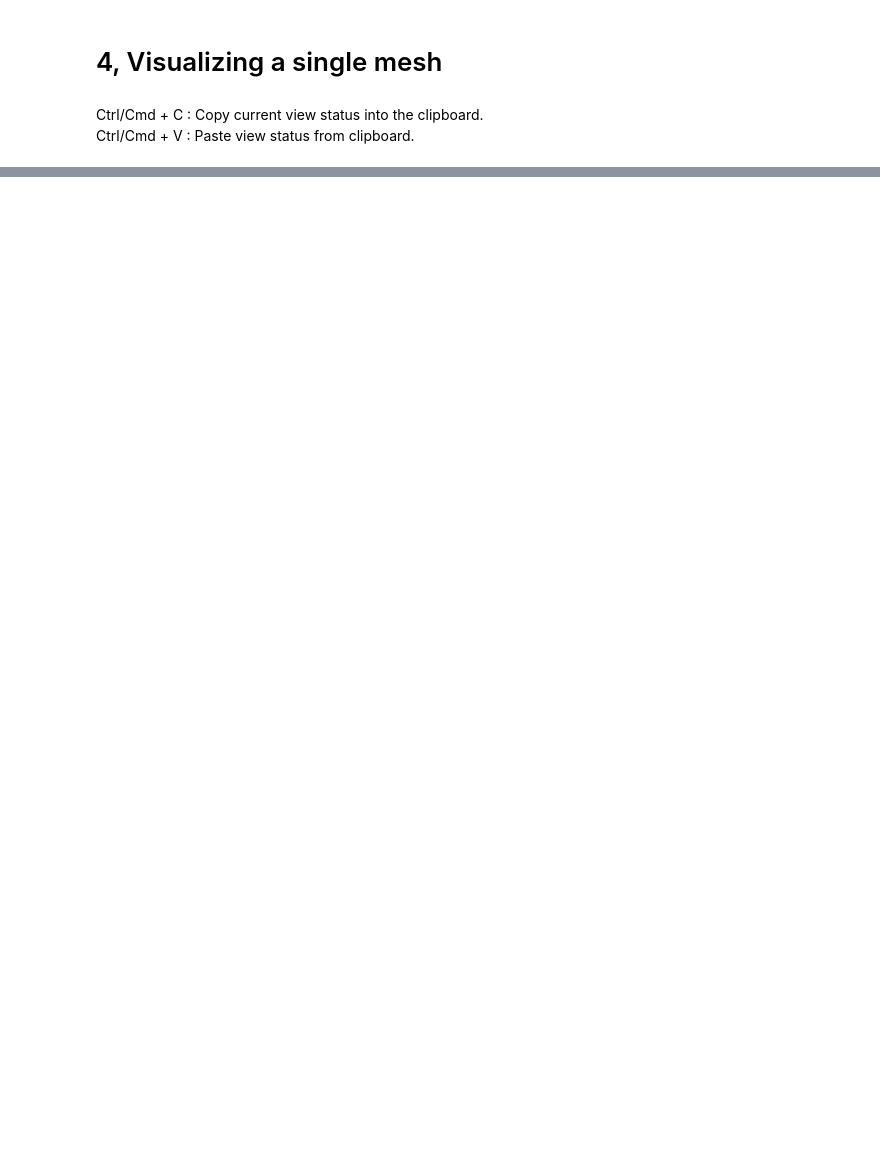
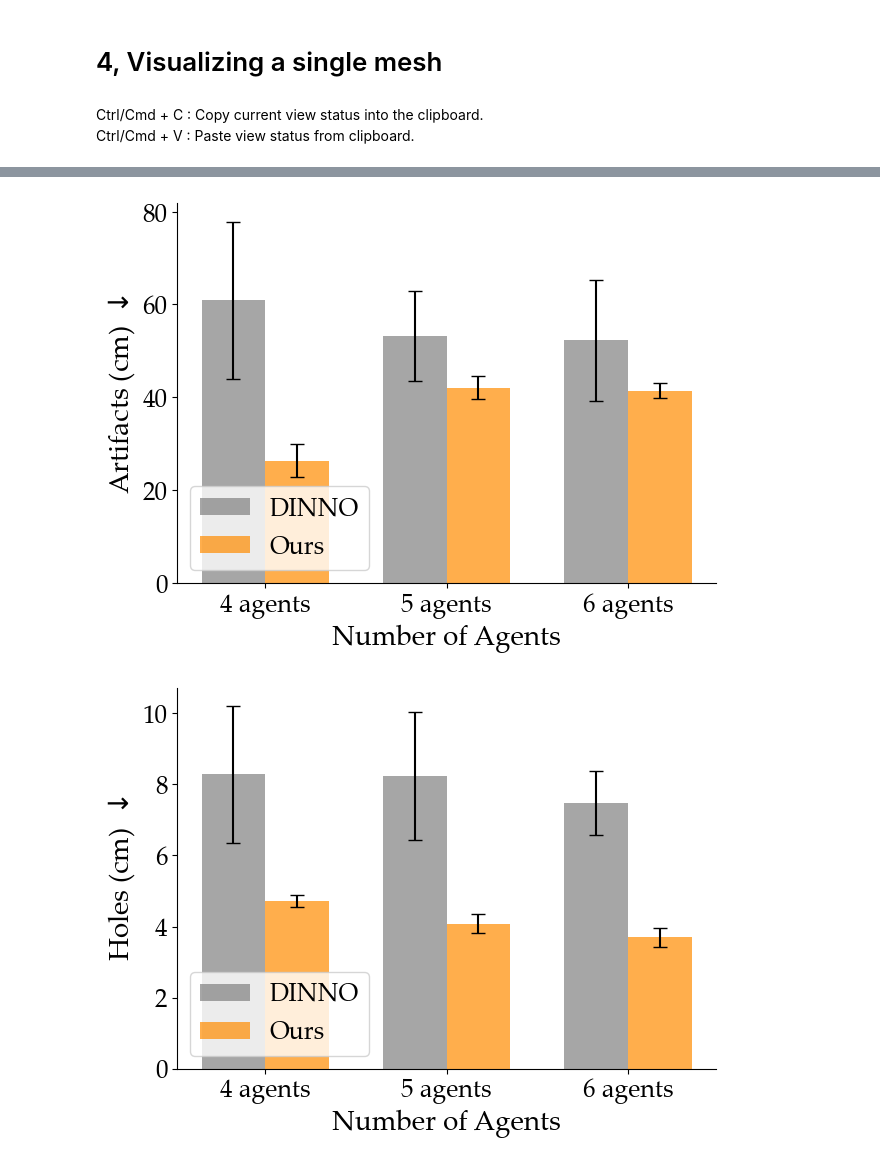
Before and after one commit to labicon/RAMEN, a Jupyter notebook: analysis.ipynb, the cells around one changed output, grey strips where cells are left out. Cells and saved outputs as stored; diff of their text form; code cells hidden in the pictures; blank space fills up the shorter version.

```diff
--- a/analysis.ipynb
+++ b/analysis.ipynb
@@ -383,0 +467,54 @@ visualize_ply("output/turtlebot/single_oogway_default/agent_0/mesh_track1000.ply
+# %%
+import numpy as np
+import matplotlib.pyplot as plt
+
+# Data from the new image
+accuracy_data = {
+    'DINNO': [[60.88, 16.97], [53.19, 9.64], [52.22, 13.04]],
+    'Ours': [[26.27, 3.58], [42.05, 2.40], [41.41, 1.67]]
+}
+
+completion_data = {
+    'DINNO': [[8.28, 1.92], [8.23, 1.80], [7.47, 0.90]],
+    'Ours': [[4.73, 0.17], [4.08, 0.27], [3.70, 0.27]]
+}
+
+completion_ratio_data = {
+    'DINNO': [[53.15, 4.95], [51.66, 4.74], [52.43, 3.72]],
+    'Ours': [[77.10, 1.72], [78.01, 2.38], [81.53, 2.67]]
+}
+
+# Function to create bar plots with standard deviation (same as the first version)
+def create_bar_plot(data, title):
+    fig, ax = plt.subplots()
+    plt.rcParams["font.family"] = "Palatino Linotype"
+
+    for method, values in data.items():
+        means = [value[0] for value in values]
+        stds = [value[1] for value in values]
+        x_pos = np.arange(len(means)) + 0.35 if method == 'Ours' else np.arange(len(means))
+        # Set DINNO bars to gray
+        color = 'gray' if method == 'DINNO' else 'darkorange' #if method == 'DINNO' else None
+        ax.bar(x_pos, means, yerr=stds, label=method, width=0.35, alpha=0.7, capsize=5, color=color)
+
+    ax.set_xlabel('Number of Agents', fontsize=20)
+    ax.set_ylabel(title, fontsize=20)
+    ax.set_xticks(np.arange(len(means)) + 0.175)
+    ax.set_xticklabels(['4 agents', '5 agents', '6 agents'])
+    ax.tick_params(axis='both', which='major', labelsize=18)  # Set tick label size
+    ax.legend()
+
+    plt.tight_layout()
+    #plt.grid(True, axis='y', linestyle='--', alpha=1, c='k')
+    plt.legend(loc='lower left', fontsize=18)
+    plt.gca().spines['top'].set_visible(False)
+    plt.gca().spines['right'].set_visible(False)
+    plt.show()
+
+# Create the bar plots
+create_bar_plot(accuracy_data, r'Artifacts (cm) $ \downarrow$')
+create_bar_plot(completion_data, r'Holes (cm) $\downarrow$')
+create_bar_plot(completion_ratio_data, r'Completion Ratio (%) $\uparrow$')
+# %% [output]
+[figure, added]
+[figure, added]
```
Also changed, not shown: parts of 7 cells of this notebook, 4 other files.
